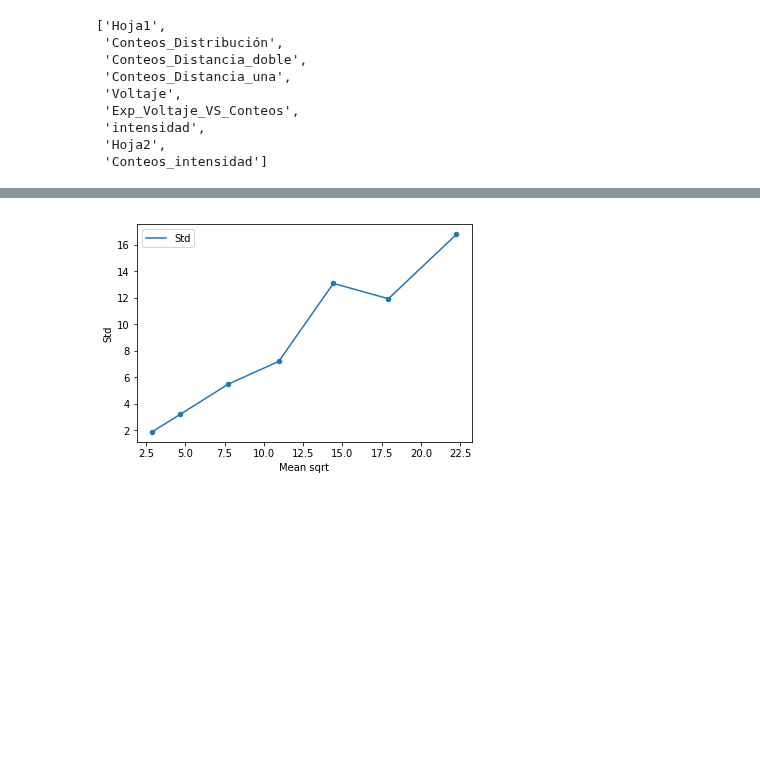
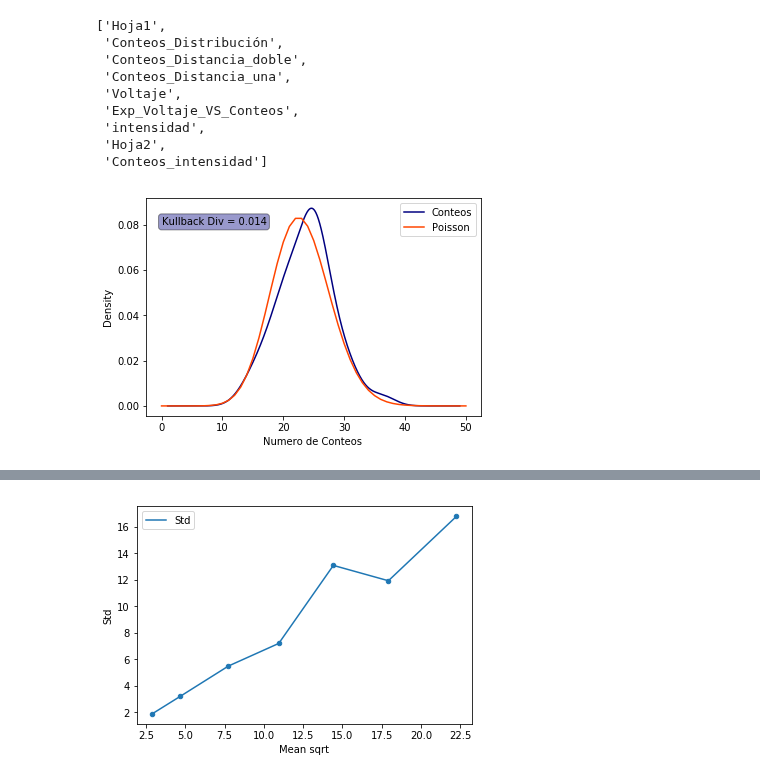
Before and after one commit to jamontanac/Laboratorio-Avanzado, a Jupyter notebook: Double_Slit/Distribucion_conteos.ipynb, the cells around one changed output, grey strips where cells are left out. Saved outputs shown, nothing was run; the diff lists cells and outputs as text; code cells hidden in the pictures; blank space fills up the shorter version.

Commit message:
distribución con kullback liebler divergence

```diff
--- a/Double_Slit/Distribucion_conteos.ipynb
+++ b/Double_Slit/Distribucion_conteos.ipynb
@@ -10,3 +11,11 @@ from scipy.stats import poisson
+# %%
+def kde_scipy(x, x_grid, bandwidth=0.1, **kwargs):
+    """Kernel Density Estimation with Scipy"""
+    # Note that scipy weights its bandwidth by the covariance of the
+    # input data.  To make the results comparable to the other methods,
+    # we divide the bandwidth by the sample standard deviation here.
+    kde = gaussian_kde(x, bw_method=bandwidth, **kwargs)
+    return kde.evaluate(x_grid)
 # %%
 Excel=pd.ExcelFile("Datos/practica1Avanzado.xlsx")
 Excel.sheet_names
@@ -37,0 +32,23 @@ def p(n,avg):
+# %%
+conteos=pd.read_excel(Excel,sheet_name='Conteos_Distribución')
+
+cuentas_verde=np.array(conteos["conteo filtro verde doble rendija en el medio"].dropna())
+
+cuentas_verde=np.append(cuentas_verde,np.random.poisson(23,50))
+
+datos=pd.DataFrame({"Conteos":cuentas_verde})
+
+ax=datos.plot(kind="kde",c="navy")
+#datos.hist(density=True,ax=ax,bins=10,grid=False)
+dist=poisson(23)
+n=np.linspace(0,50,51)
+plt.plot(n,dist.pmf(n),label="Poisson",c="orangered")
+plt.xlabel("Numero de Conteos ")
+plt.legend()
+plt.text(0,0.08,"Kullback Div = {}".format(round((dist.pmf(sorted(cuentas_verde)) * np.log(dist.pmf(sorted(cuentas_verde))/kde_scipy(sorted(cuentas_verde),sorted(cuentas_verde),bandwidth="silverman"))).sum(),3)),
+        bbox=dict(facecolor='navy', alpha=0.4,boxstyle="round"))
+
+plt.savefig("Figuras/Distribucion.png")
+plt.show()
+# %% [output]
+[figure, added]
```
Also changed, not shown: parts of 11 cells of this notebook, 1 other file.
